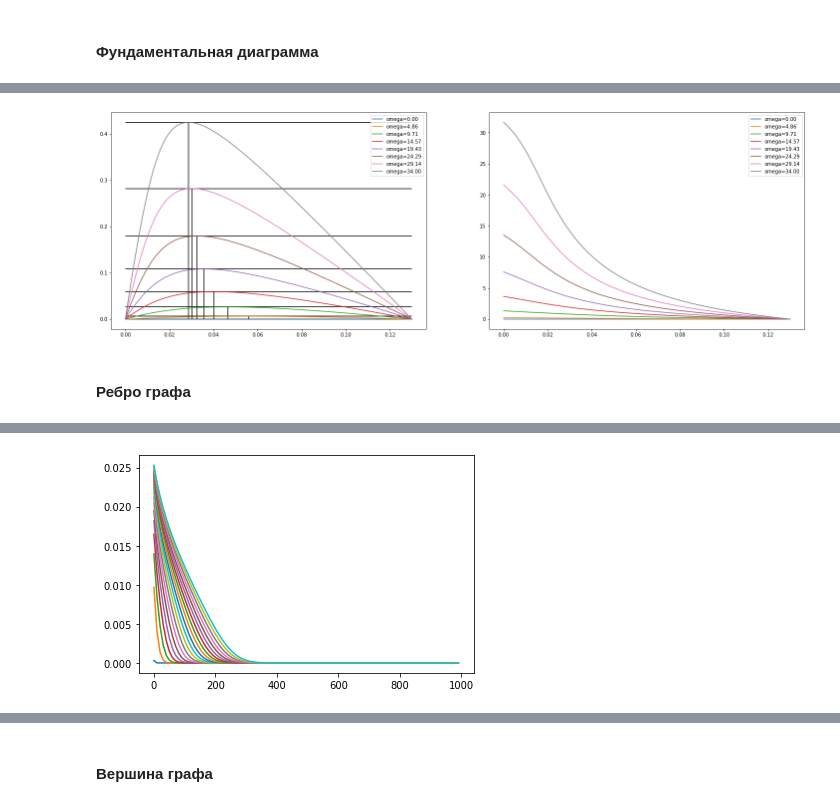
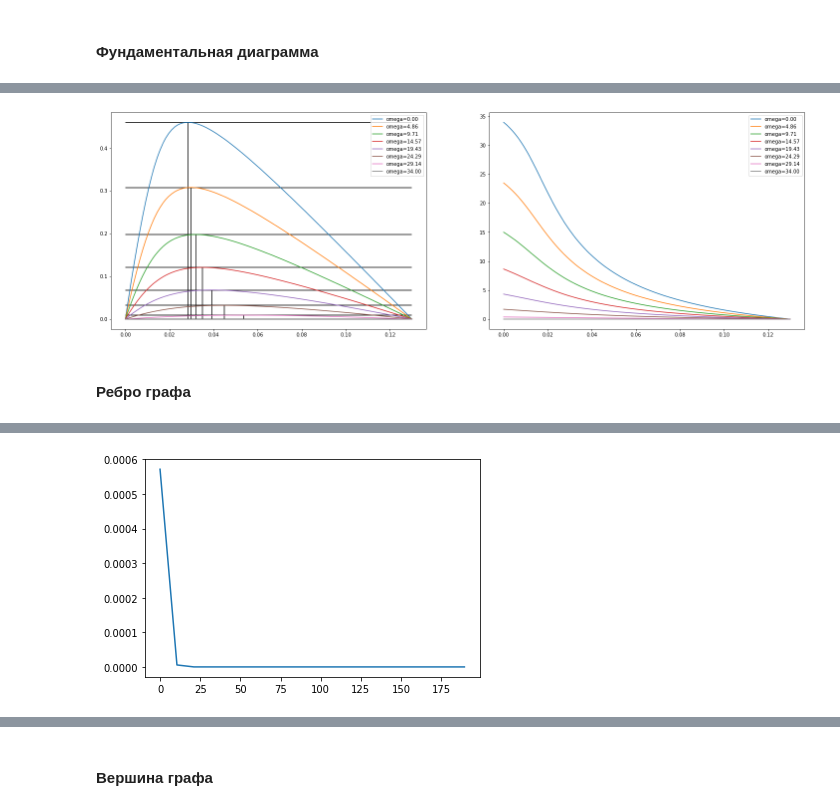
Before and after one commit to matrosik17/OzonMasters2019_nla_project, a Jupyter notebook: TrafficSimulation.ipynb, the cells around one changed output, grey strips where cells are left out. Saved outputs shown, nothing was run; the diff lists cells and outputs as text; code cells hidden in the pictures.

```diff
--- a/TrafficSimulation.ipynb
+++ b/TrafficSimulation.ipynb
@@ -320,7 +261,0 @@ fd = FundamentalDiagram(alpha, lmbda, p, rho_max)
-# %%
-%%time
-w = 0.
-fd.V(np.array([0.]), np.array([w]))
-fd.V(np.array([0.01]), np.array([w]))
-fd.rho_c(np.array([0.01]), np.array([w]))
-fd.Q_max(np.array([0.01]), np.array([w]))
@@ -331,25 +262,43 @@ array([0.])
 # %%
 fig, ax = plt.subplots(1, 2, figsize=(25, 8))
+
+calc_alpha = lambda omega: .3 * (1 - omega / 35.)
+calc_lambda = lambda omega: 10. * (1 - omega / 35.)
+calc_p = lambda omega: .1 * (1 - omega / 35.)
 
 rho = np.linspace(0, rho_max, 100)
 for w in np.linspace(0., 34., 8):
 
+    alpha = calc_alpha(w)
+    lmbda =  calc_lambda(w)
+    p = calc_p(w)
+    rho_max = 0.13
+
+    fd = FundamentalDiagram(alpha, lmbda, p, rho_max)
+
     omega = w * np.ones(rho.shape)
-    q = fd.Q(rho, omega)
-    v = fd.V(rho, omega)
-    rho_c = fd.rho_c(rho, omega)
-    q_max = fd.Q_max(rho, omega)
+    q = fd.Q(rho)
+    v = fd.V(rho)
+    rho_c = fd.rho_c
+    q_max = fd.Q_max
 
     ax[0].plot(rho, q, label=f'omega={w:.2f}')
-    ax[0].vlines(x=rho_c[0], ymin=0, ymax=q_max[0])
-    ax[0].hlines(y=q_max[0], xmin=0, xmax=rho_max)
+    ax[0].vlines(x=rho_c, ymin=0, ymax=q_max)
+    ax[0].hlines(y=q_max, xmin=0, xmax=rho_max)
     ax[0].legend()
 
     ax[1].plot(rho, v, label=f'omega={w:.2f}')
     ax[1].legend()
 plt.show()
 # %% [output]
-[figure, old version]
+[figure, new version]
+# %%
+omega = 30.
+alpha_coeff = calc_alpha(omega)
+lmbda_coeff =  calc_lambda(omega)
+p_coeff = calc_p(omega)
+rho_max = 0.13
+fd = FundamentalDiagram(alpha_coeff, lmbda_coeff, p_coeff, rho_max)
 # %% [markdown]
 #### Ребро графа
 # %%
@@ -451,12 +379,12 @@ class Edge:
         return R
 # %%
-length = 1000.
+length = 200.
 edge = Edge(fd, length, 10.)
 # %%
 %%time
 x = np.linspace(0, length, edge.n)
-for i in range(1000):
-    edge.update(.01, [.1, 30.], [.13, 30.])
-    if i%50 == 0:
+for i in range(1):
+    edge.update(.1, 1., .0)
+    if i%500 == 0:
         plt.plot(x[:-1], edge.rho[:-1])
 # %% [output]
@@ -465,4 +393,4 @@ Wall time: 1.48 s
-[figure, old version]
+[figure, new version]
 # %%
 edge.rho
 # %% [output]
```
Also changed, not shown: parts of 20 cells of this notebook.
